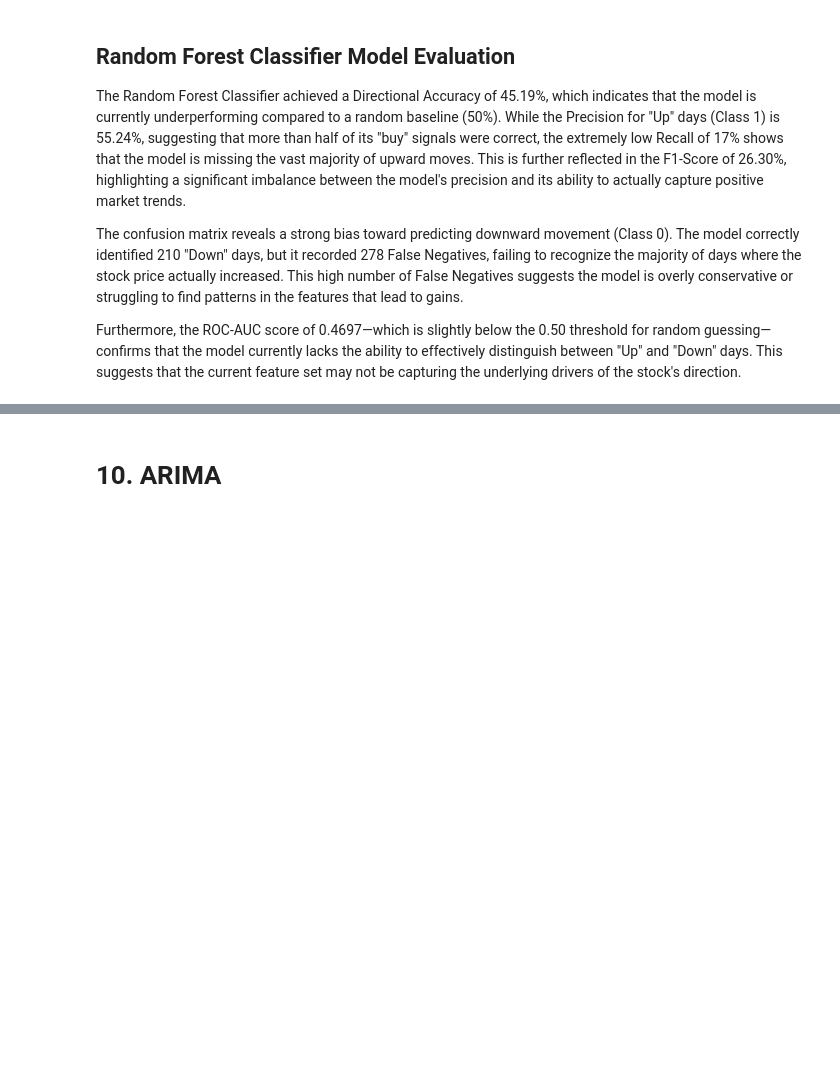
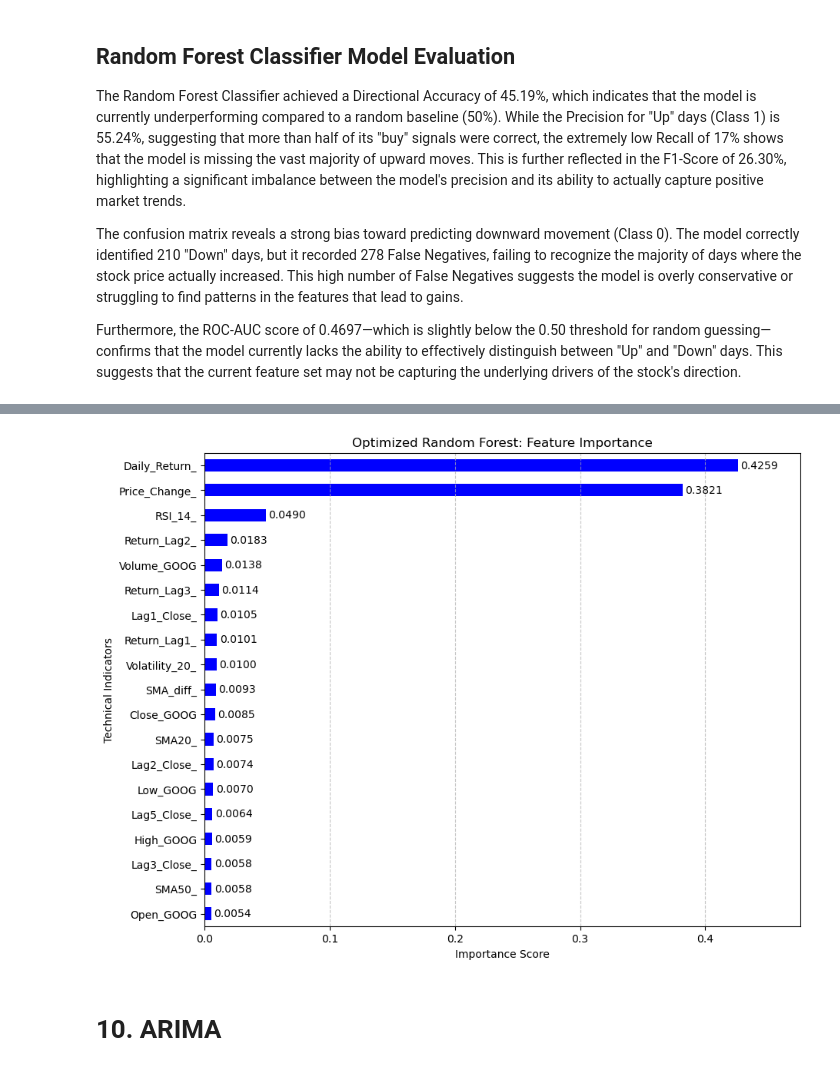
Before and after one commit to Denim951/stock-price-forecasting, a Jupyter notebook: stock_model_development.ipynb, the cells around one changed output, grey strips where cells are left out. Saved outputs shown, nothing was run; the diff lists cells and outputs as text; code cells hidden in the pictures; blank space fills up the shorter version.

```diff
--- a/stock_model_development.ipynb
+++ b/stock_model_development.ipynb
@@ -484,13 +457,0 @@ print(importance_df)
-# %%
-plt.figure(figsize=(10,6))
-
-plt.barh(importance_df["Feature"], importance_df["Importance"])
-
-plt.title("Random Forest Feature Importance")
-
-for i, v in enumerate(importance_df["Importance"]):
-    plt.text(v + 0.001, i, f'{v:.2f}', va='center')
-
-plt.gca().invert_yaxis()
-
-plt.show()
@@ -510,3 +507,24 @@ Furthermore, the ROC-AUC score of 0.4697—which is slightly below the 0.50 thre
+# %%
+# 1. Extract and sort feature importances
+importances = rf_class.feature_importances_
+feat_importances = pd.Series(importances, index=X_train_dir.columns).sort_values(ascending=True)
+
+# 2. Plot horizontal bar chart
+plt.figure(figsize=(10, 8))
+ax = feat_importances.plot(kind='barh', color='blue')
+
+# 3. Add the importance numbers at the end of the bars
+for i, v in enumerate(feat_importances):
+    ax.text(v + 0.002, i, f'{v:.4f}', va='center')
+
+plt.title("Optimized Random Forest: Feature Importance")
+plt.xlabel("Importance Score")
+plt.ylabel("Technical Indicators")
+plt.grid(axis='x', linestyle='--', alpha=0.7)
+plt.xlim(0, max(importances) + 0.05) # Adds space for the text labels
+plt.show()
+# %% [output]
+[figure, added]
 # %% [markdown]
 # 10. ARIMA
 # %%
```
Also changed, not shown: parts of 8 cells of this notebook.
